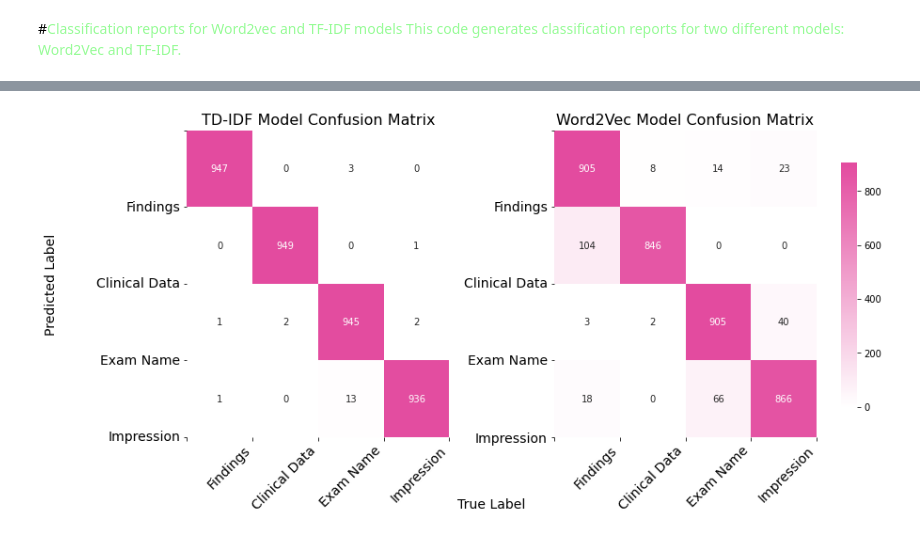
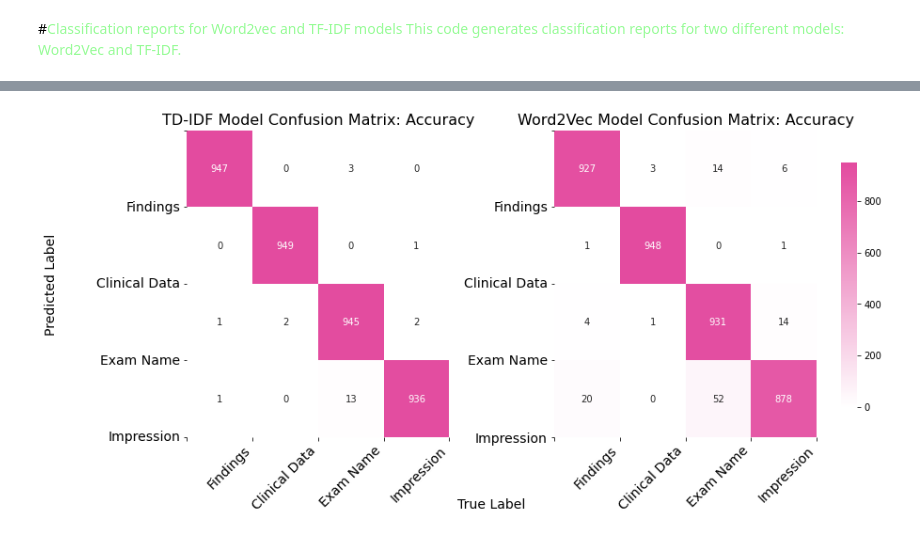
Before and after one commit to isabelklint/final_oa, a Jupyter notebook: final_oa.ipynb, the cells around one changed output, grey strips where cells are left out. Cells and saved outputs as stored; diff of their text form; code cells hidden in the pictures.

```diff
--- a/final_oa.ipynb
+++ b/final_oa.ipynb
@@ -866,4 +798,7 @@ weighted avg       0.99      0.99      0.99      3800
 # %%
+# Import StandardScaler from scikit-learn
+from sklearn.preprocessing import StandardScaler
+
 # Create a TF-IDF vectorizer
 tfidf_vectorizer = TfidfVectorizer()
 
@@ -874,8 +809,14 @@ tfidf_vectors = tfidf_vectorizer.fit_transform(df_melted['text'])
 sentences = [s.split() for s in df_melted['text']]
 X = np.array([np.mean([model.wv[word] for word in sentence if word in model.wv.key_to_index], axis=0) for sentence in sentences])
 y = df_melted['label']
-lr_w2v = LogisticRegression(random_state=42)
-lr_w2v.fit(X, y)
+
+# Scale the Word2Vec vectors using StandardScaler
+scaler = StandardScaler()
+X_scaled = scaler.fit_transform(X)
+
+# add solver to remove error
+lr_w2v = LogisticRegression(random_state=42, solver='liblinear')
+lr_w2v.fit(X_scaled, y)
 
 # Train a logistic regression model with TF-IDF vectors
 lr_tfidf = LogisticRegression(random_state=42)
@@ -884,11 +825,14 @@ lr_tfidf.fit(tfidf_vectors, y)
 # Compute the accuracies of both models on the training set
 X_test = np.array([np.mean([model.wv[word] for word in sentence if word in model.wv.key_to_index], axis=0) for sentence in sentences])
 tfidf_vectors_test = tfidf_vectorizer.transform(df_melted['text'])
-y_pred_w2v = lr_w2v.predict(X_test)
+
+# Scale the Word2Vec test vectors using StandardScaler
+X_test_scaled = scaler.transform(X_test)
+
+y_pred_w2v = lr_w2v.predict(X_test_scaled)
 y_pred_tfidf = lr_tfidf.predict(tfidf_vectors_test)
 accuracy_w2v = accuracy_score(y, y_pred_w2v)
 accuracy_tfidf = accuracy_score(y, y_pred_tfidf)
-
 
 # Generate classification report for Word2Vec model
 print('Classification report for Word2Vec model:')
@@ -925,7 +976,5 @@ weighted avg       0.99      0.99      0.99      3800
 # %%
-import matplotlib.pyplot as plt
-import seaborn as sns
-
+# how accurate are the models?
 # Compute the confusion matrices
 cm_w2v = confusion_matrix(y, y_pred_w2v)
 cm_tfidf = confusion_matrix(y, y_pred_tfidf)
@@ -946,33 +995,33 @@ cmap = sns.blend_palette(colors, as_cmap=True)
 sns.heatmap(cm_tfidf, cmap=cmap, annot=True, fmt='d', ax=axs[0], cbar=False)
 axs[0].set_xticks([0, 1, 2, 3, 4])
 axs[0].set_xticklabels(['', 'Findings', 'Clinical Data', 'Exam Name', 'Impression'], fontsize=14, ha='center')
 axs[0].set_yticks([0, 1, 2, 3, 4])
 axs[0].set_yticklabels(['', 'Findings', 'Clinical Data', 'Exam Name', 'Impression'], fontsize=14, ha='center')
-axs[0].set_title('TD-IDF Model Confusion Matrix', fontsize=16)
+axs[0].set_title('TD-IDF Model Confusion Matrix: Accuracy', fontsize=16)
 # Rotate xticklabels
 axs[0].set_xticklabels(axs[0].get_xticklabels(), rotation=45, ha='right')
 # Rotate yticklabels
 axs[0].set_yticklabels(axs[0].get_yticklabels(), rotation=0, ha='right')
 
 # Plot confusion matrix for Word2Vec model
 sns.heatmap(cm_w2v, cmap=cmap, annot=True, fmt='d', ax=axs[1], cbar_ax = fig.add_axes([0.93, 0.2, 0.02, 0.6]))
 axs[1].set_xticks([0, 1, 2, 3, 4])
 axs[1].set_xticklabels(['', 'Findings', 'Clinical Data', 'Exam Name', 'Impression'], fontsize=14, ha='center')
 axs[1].set_yticks([0, 1, 2, 3, 4])
 axs[1].set_yticklabels(['', 'Findings', 'Clinical Data', 'Exam Name', 'Impression'], fontsize=14, ha='center')
-axs[1].set_title('Word2Vec Model Confusion Matrix', fontsize=16)
+axs[1].set_title('Word2Vec Model Confusion Matrix: Accuracy', fontsize=16)
 # Rotate xticklabels
 axs[1].set_xticklabels(axs[0].get_xticklabels(), rotation=45, ha='right')
 # Rotate yticklabels
 axs[1].set_yticklabels(axs[0].get_yticklabels(), rotation=0, ha='right')
 
 # Add a common x label
 fig.text(0.5, -0.05, 'True Label', ha='center', fontsize=14)
 
 # Add a common y label
 fig.text(-0.05, 0.5, 'Predicted Label', va='center', rotation='vertical', fontsize=14)
 
 # Adjust spacing between subplots
 plt.subplots_adjust(wspace=0.4)
 # %% [output]
-[figure, old version]
+[figure, new version]
```
Also changed, not shown: parts of 19 cells of this notebook.
